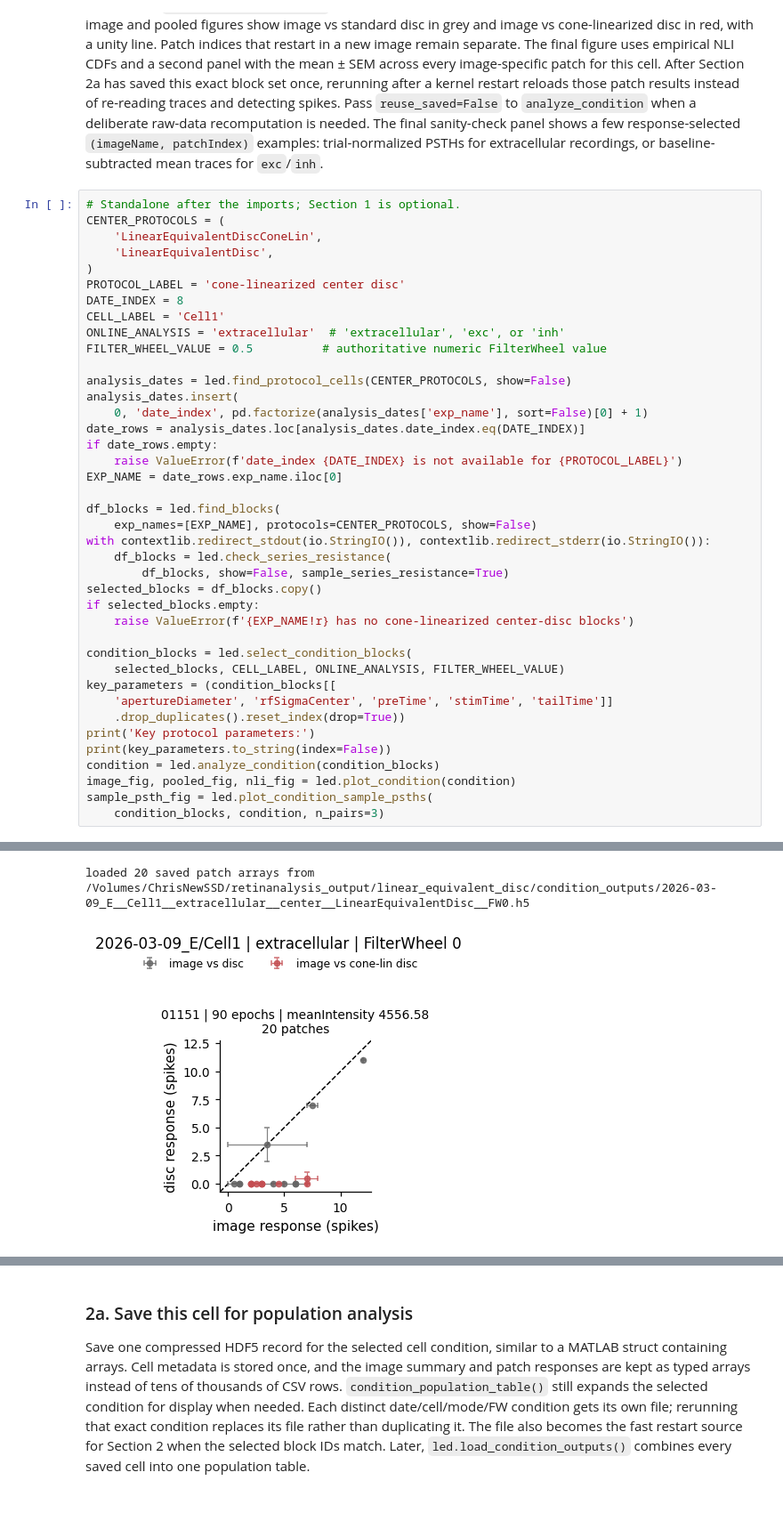
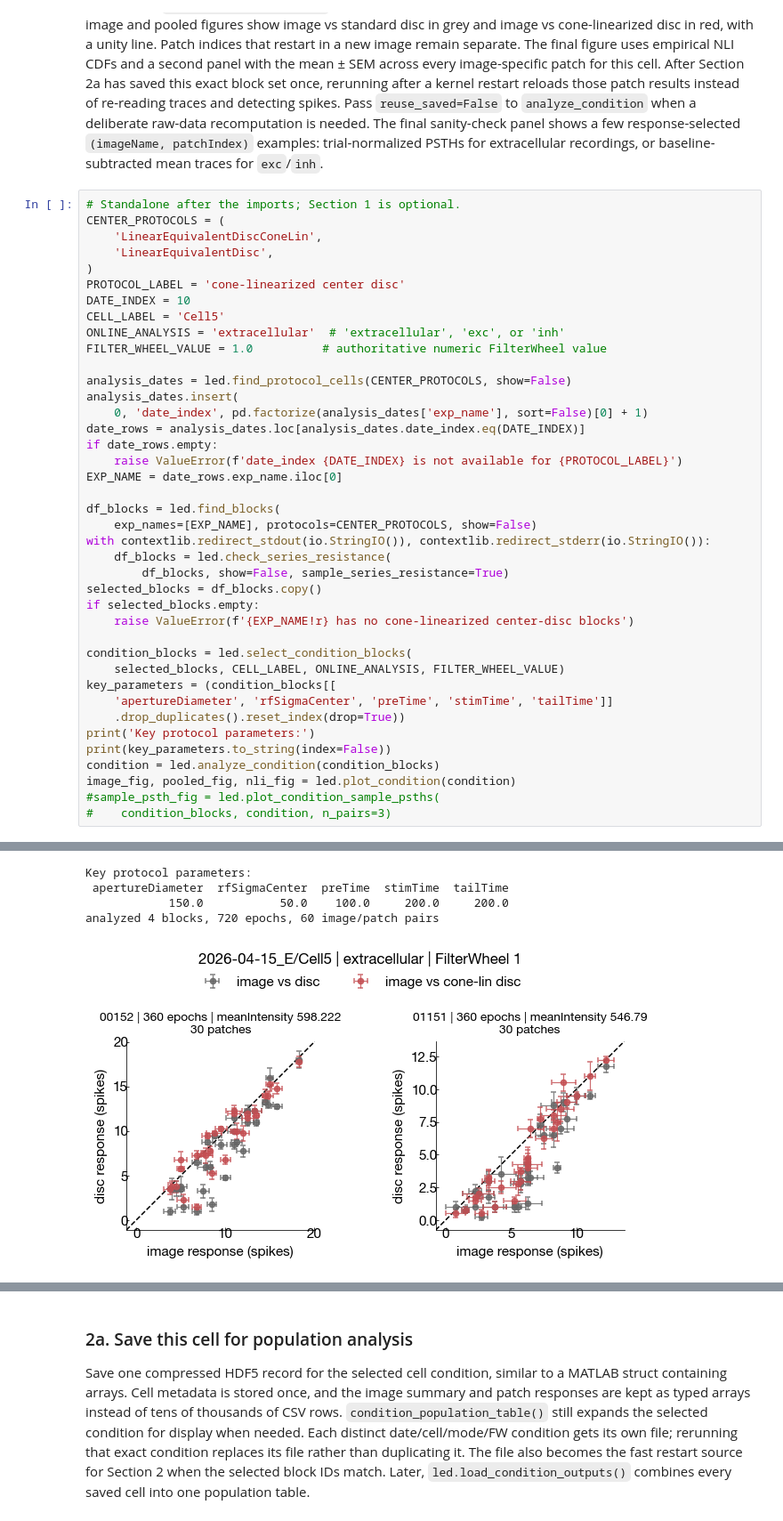
Before and after one commit to chrischen2/retinanalysis, a Jupyter notebook: SingCell_Notebooks/analyzeConeCenterDisc.ipynb, the cells around one changed output, grey strips where cells are left out. Shown at 89% size. Saved outputs shown, nothing was run; the diff lists cells and outputs as text.

```diff
--- a/SingCell_Notebooks/analyzeConeCenterDisc.ipynb
+++ b/SingCell_Notebooks/analyzeConeCenterDisc.ipynb
@@ -124,10 +124,10 @@ CENTER_PROTOCOLS = (
     'LinearEquivalentDisc',
 )
 PROTOCOL_LABEL = 'cone-linearized center disc'
-DATE_INDEX = 8
-CELL_LABEL = 'Cell1'
+DATE_INDEX = 10
+CELL_LABEL = 'Cell5'
 ONLINE_ANALYSIS = 'extracellular'  # 'extracellular', 'exc', or 'inh'
-FILTER_WHEEL_VALUE = 0.5          # authoritative numeric FilterWheel value
+FILTER_WHEEL_VALUE = 1.0          # authoritative numeric FilterWheel value
 
 analysis_dates = led.find_protocol_cells(CENTER_PROTOCOLS, show=False)
 analysis_dates.insert(
@@ -155,6 +155,6 @@ print('Key protocol parameters:')
 print(key_parameters.to_string(index=False))
 condition = led.analyze_condition(condition_blocks)
 image_fig, pooled_fig, nli_fig = led.plot_condition(condition)
-sample_psth_fig = led.plot_condition_sample_psths(
-    condition_blocks, condition, n_pairs=3)
+#sample_psth_fig = led.plot_condition_sample_psths(
+#    condition_blocks, condition, n_pairs=3)
 # %% [output]
@@ -166,2 +167,5 @@ block_ids: 36854
-loaded 20 saved patch arrays from /Volumes/ChrisNewSSD/retinanalysis_output/linear_equivalent_disc/condition_outputs/2026-03-09_E__Cell1__extracellular__center__LinearEquivalentDisc__FW0.h5
+Key protocol parameters:
+ apertureDiameter  rfSigmaCenter  preTime  stimTime  tailTime
+            150.0           50.0    100.0     200.0     200.0
+analyzed 4 blocks, 720 epochs, 60 image/patch pairs
-[figure, old version]
+[figure, new version]
```
Also changed, not shown: parts of 5 cells of this notebook.
